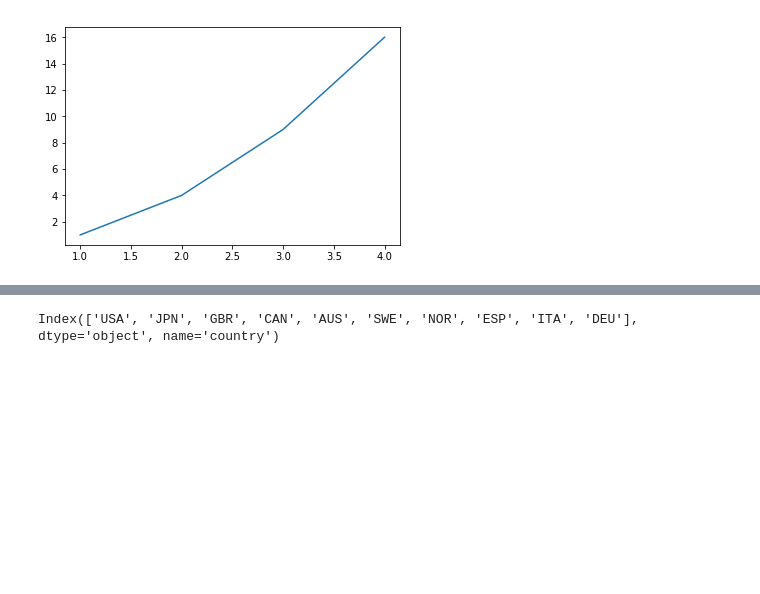
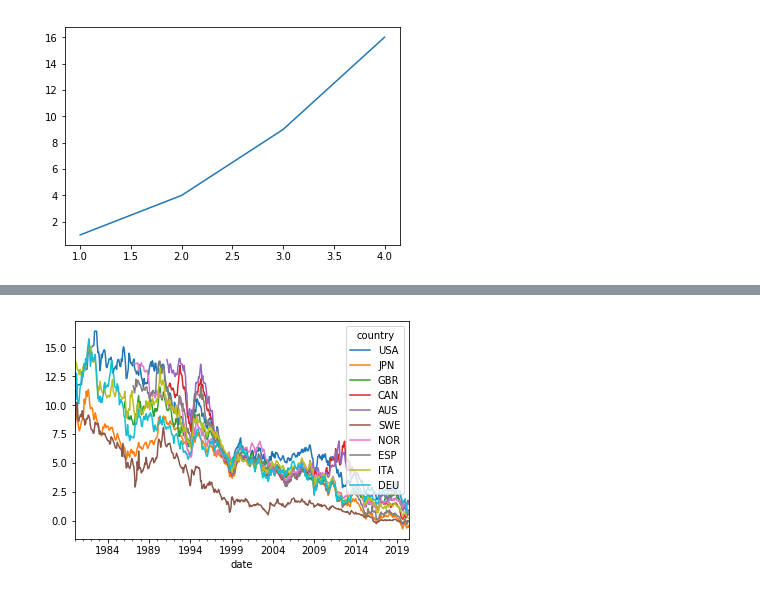
Before and after one commit to Mike-Huntress/Internship2020, a Jupyter notebook: TestNotebook.ipynb, the cells around one changed output, grey strips where cells are left out. Cells and saved outputs as stored; diff of their text form; code cells hidden in the pictures; blank space fills up the shorter version.

```diff
--- a/TestNotebook.ipynb
+++ b/TestNotebook.ipynb
@@ -35,6 +37,7 @@ CountryMetaDataFile().readMetadata()
 # %%
 dl = DataLib("TestData")
-plt = dl.pull("Long_Rate")
-plt.columns
+dt = dl.pull("Long_Rate")
+cht = dt.plot()
+plt.show()
 # %% [output]
-Index(['USA', 'JPN', 'GBR', 'CAN', 'AUS', 'SWE', 'NOR', 'ESP', 'ITA', 'DEU'], dtype='object', name='country')
+[figure, added]
```
Also changed, not shown: parts of 1 cell of this notebook, 5 other files.
